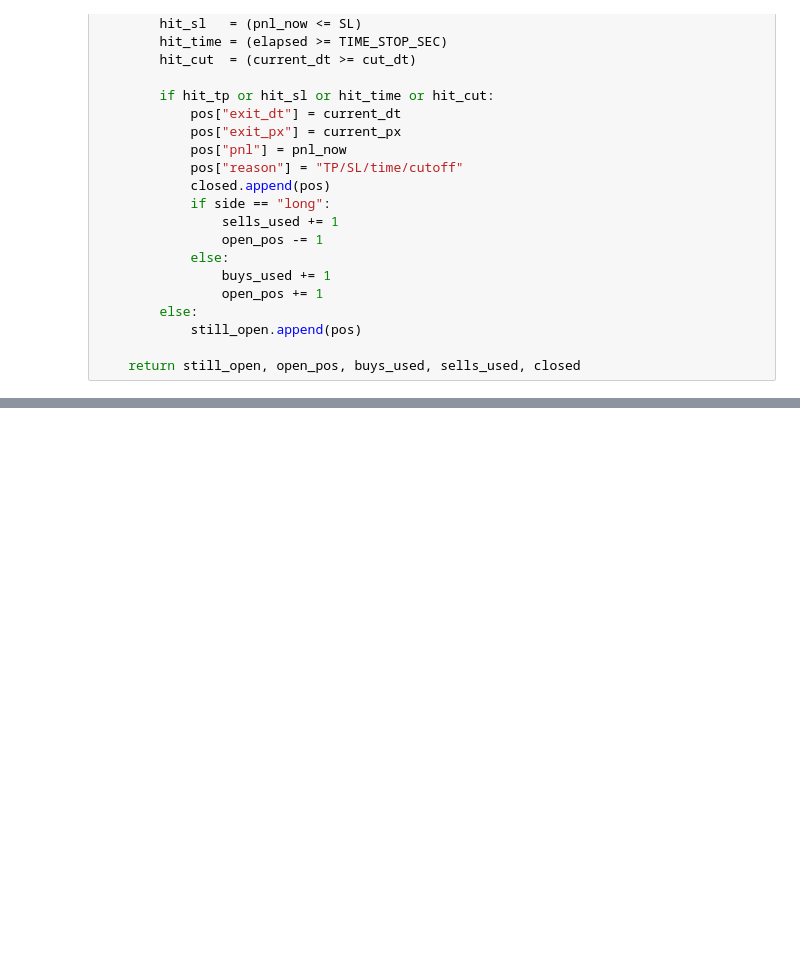
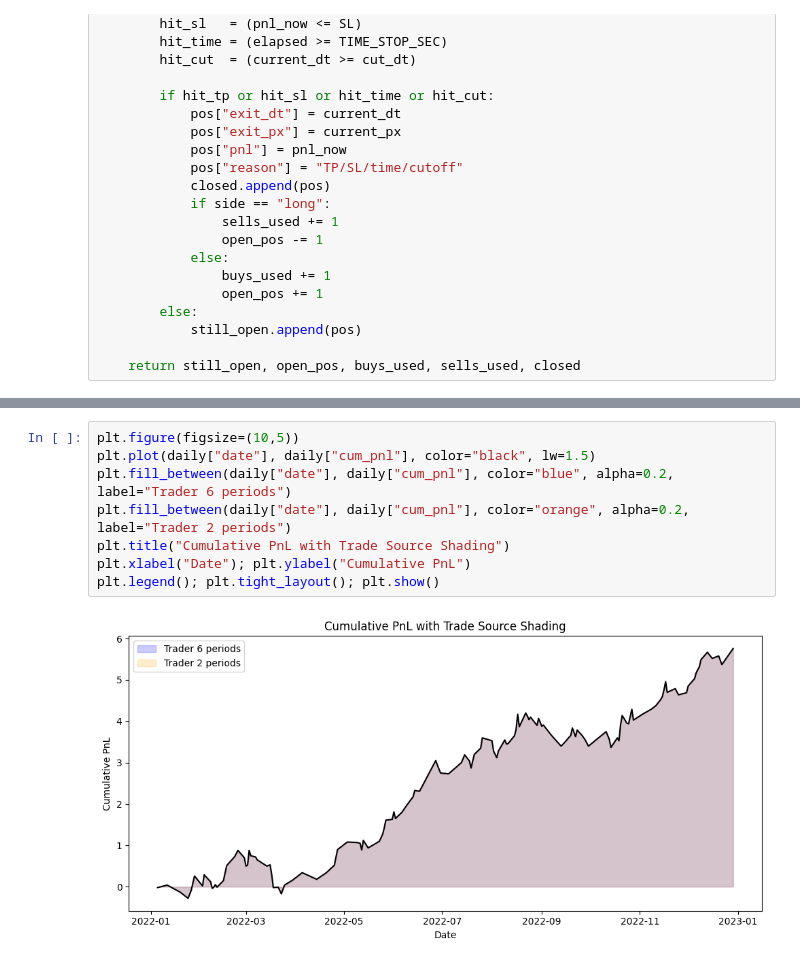
Before and after one commit to FreddieLewin23/FreddieLewin23, a Jupyter notebook: SIG_data_exercise.ipynb, the cells around one changed output, grey strips where cells are left out. Saved outputs shown, nothing was run; the diff lists cells and outputs as text; blank space fills up the shorter version.

```diff
--- a/SIG_data_exercise.ipynb
+++ b/SIG_data_exercise.ipynb
@@ -734,0 +836,10 @@ plt.show()
+# %%
+plt.figure(figsize=(10,5))
+plt.plot(daily["date"], daily["cum_pnl"], color="black", lw=1.5)
+plt.fill_between(daily["date"], daily["cum_pnl"], color="blue", alpha=0.2, label="Trader 6 periods")
+plt.fill_between(daily["date"], daily["cum_pnl"], color="orange", alpha=0.2, label="Trader 2 periods")
+plt.title("Cumulative PnL with Trade Source Shading")
+plt.xlabel("Date"); plt.ylabel("Cumulative PnL")
+plt.legend(); plt.tight_layout(); plt.show()
+# %% [output]
+[figure, added]
```
Also changed, not shown: parts of 19 cells of this notebook.
